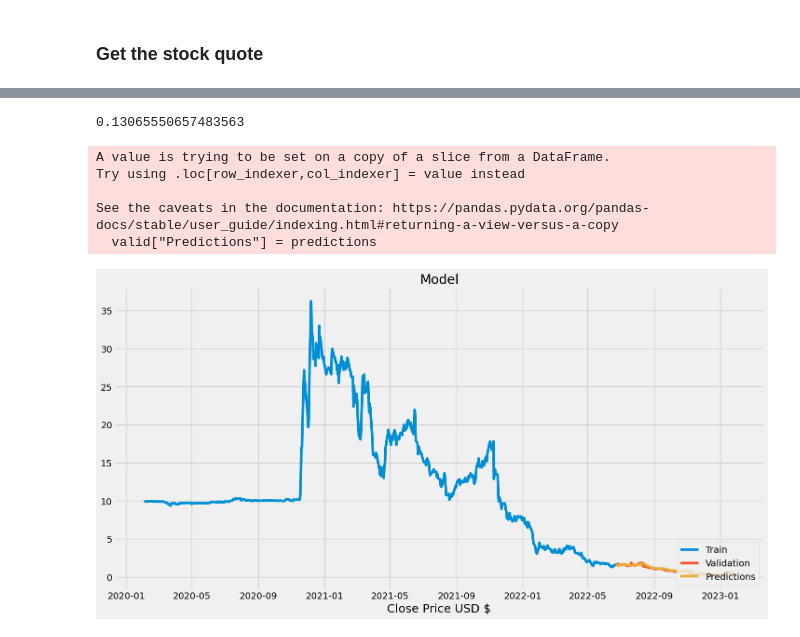
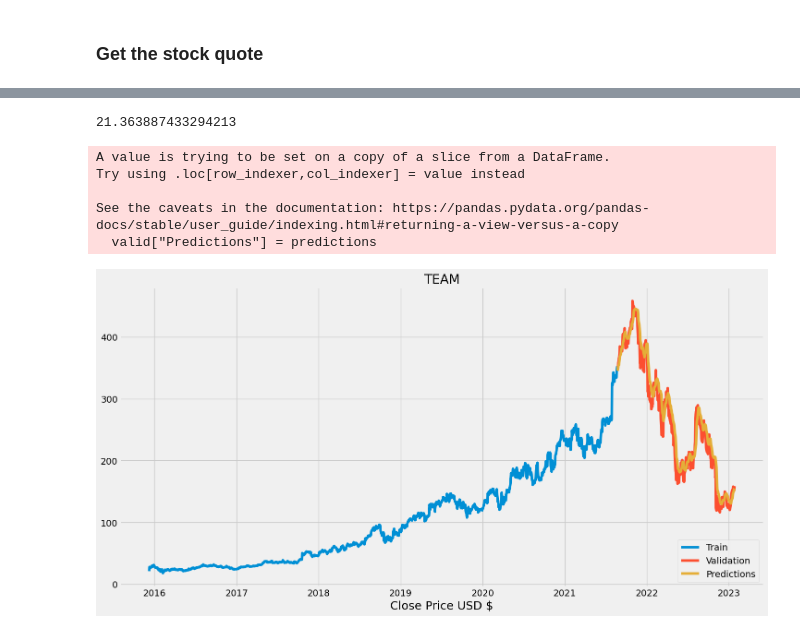
Before and after one commit to bimonestle/Stock-Prediction-LSTM, a Jupyter notebook: stock_price_LSTM_model.ipynb, the cells around one changed output, grey strips where cells are left out. Drawn from its saved outputs; the diff is of its cells as text; code cells hidden in the pictures.

```diff
--- a/stock_price_LSTM_model.ipynb
+++ b/stock_price_LSTM_model.ipynb
@@ -21,7 +21,7 @@ pyplot.style.use('fivethirtyeight')
 # Get the stock quote
 startDate = datetime.datetime(2012,1,1)
 endDate = datetime.datetime(2023,1,27)
-df = yahoo_finance.download(['ARVL'], start=startDate, end=endDate)
+df = yahoo_finance.download(['TEAM'], start=startDate, end=endDate)
 
 # Show the data
 df
@@ -59,9 +59,9 @@ pyplot.show()
 # %%
 # Create a new dataframe with only the 'Close' column
-ARVL_Close = df.filter(['Close'])
+TEAM_Close = df.filter(['Close'])
 
 # Convert dataframe to a numpy array
-dataset = ARVL_Close.values
+dataset = TEAM_Close.values
 
 # Get the number of rows to train model on
 training_data_len = math.ceil(len(dataset) * .8)
@@ -257,26 +247,26 @@ array([[1.4341968 ],
 rmse = numpy.sqrt(numpy.mean(((predictions-y_test)**2)))
 rmse
 # %% [output]
-0.13065550657483563
+21.363887433294213
 # %%
 # Plot the data
-train = ARVL_Close[:training_data_len]
-valid = ARVL_Close[training_data_len:]
+train = TEAM_Close[:training_data_len]
+valid = TEAM_Close[training_data_len:]
 valid["Predictions"] = predictions
 
 # Visualize the data
 pyplot.figure(figsize=(16,8))
-pyplot.title("Model")
+pyplot.title("TEAM")
 pyplot.xlabel("Date", fontsize=18)
 pyplot.xlabel("Close Price USD $", fontsize=18)
 pyplot.plot(train['Close'])
 pyplot.plot(valid[["Close", "Predictions"]])
 pyplot.legend(["Train", "Validation", "Predictions"], loc="lower right")
 pyplot.show()
 # %% [output]
 A value is trying to be set on a copy of a slice from a DataFrame.
 Try using .loc[row_indexer,col_indexer] = value instead
 
 See the caveats in the documentation: https://pandas.pydata.org/pandas-docs/stable/user_guide/indexing.html#returning-a-view-versus-a-copy
   valid["Predictions"] = predictions
-[figure, old version]
+[figure, new version]
```
Also changed, not shown: parts of 15 cells of this notebook.
